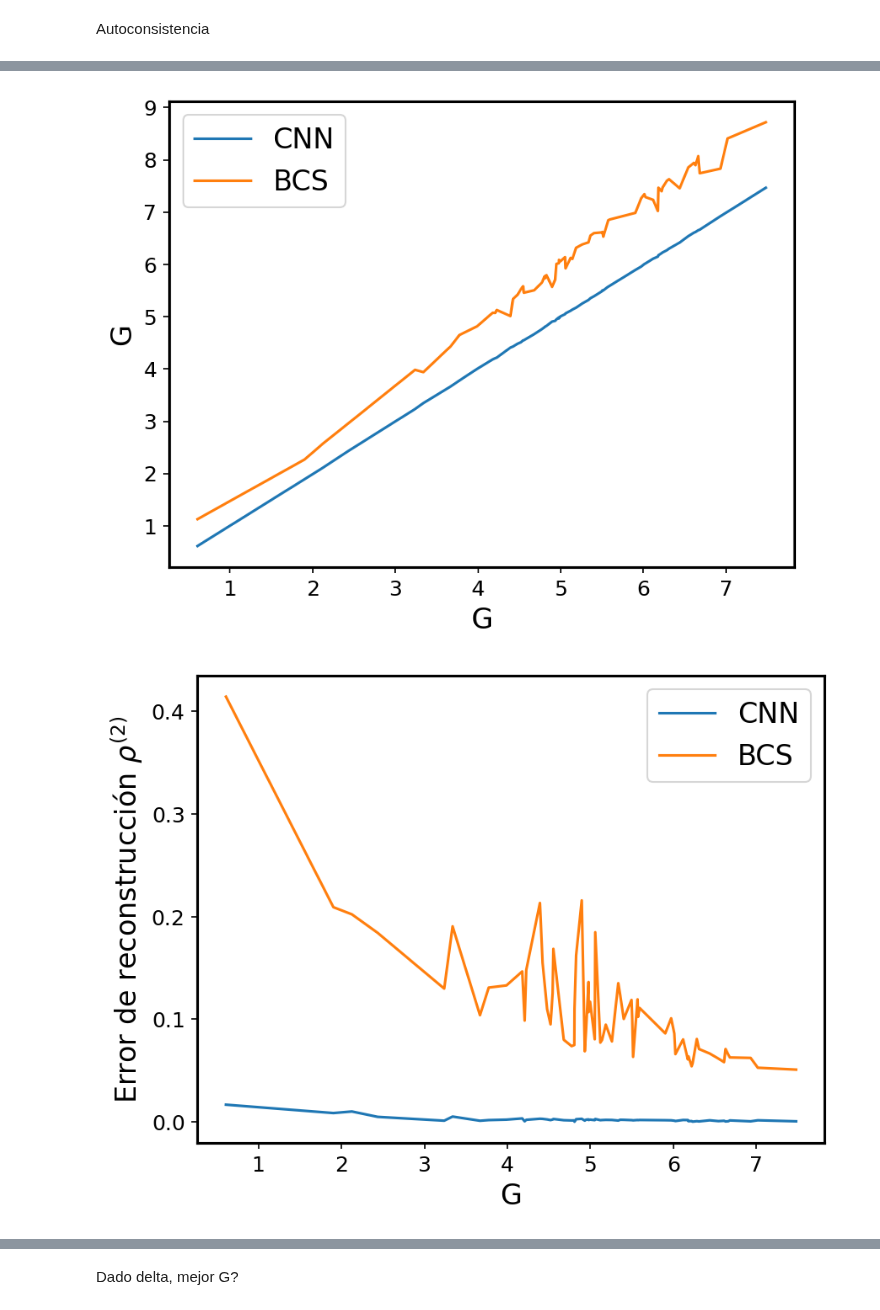
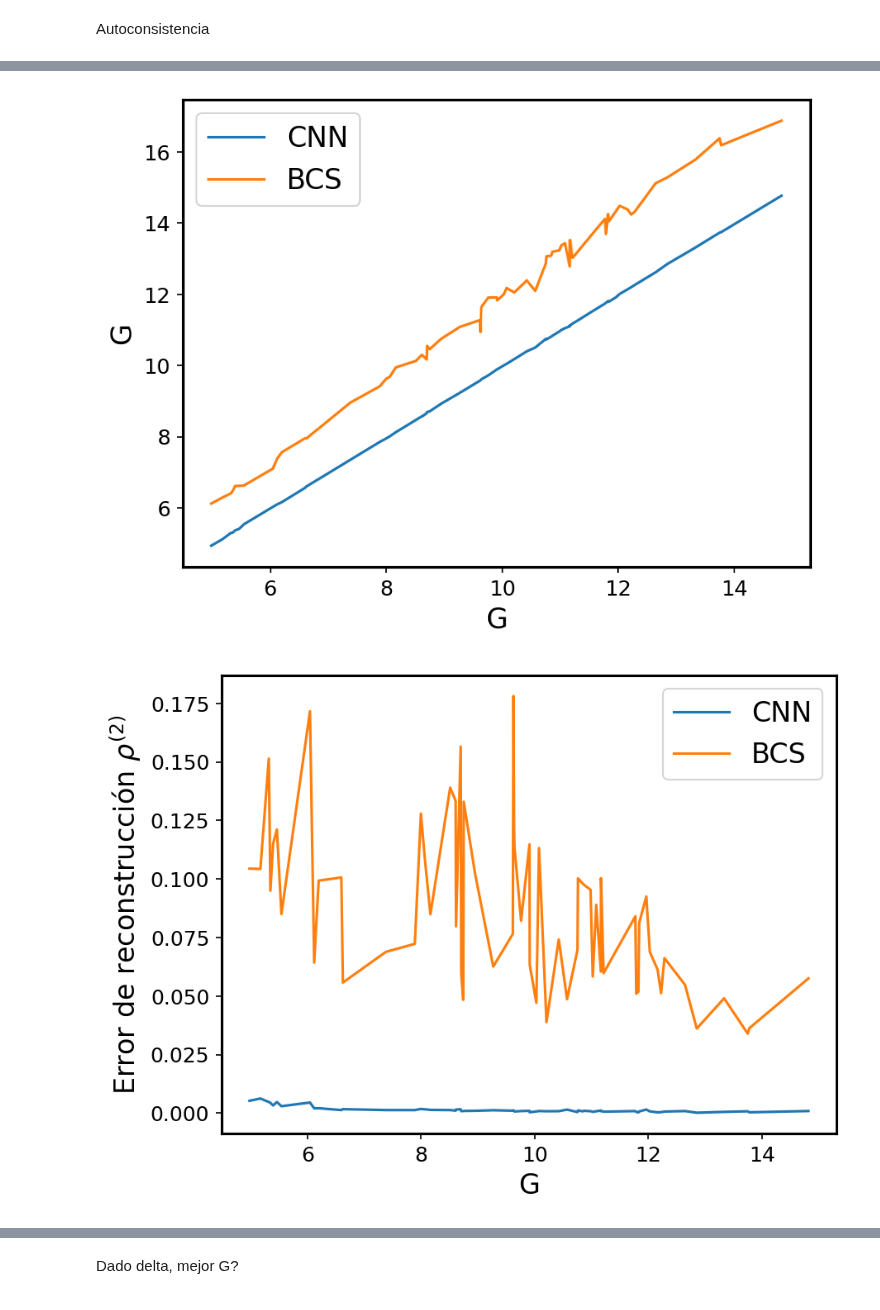
Before and after one commit to aguschanchu/FermionicML, a Jupyter notebook: FermionicML_thermal_2body.ipynb, the cells around one changed output, grey strips where cells are left out. Drawn from its saved outputs; the diff is of its cells as text; code cells hidden in the pictures.

Commit message:
working on randomenerg

```diff
--- a/FermionicML_thermal_2body.ipynb
+++ b/FermionicML_thermal_2body.ipynb
@@ -440,9 +440,9 @@ def state_energy(state, h_arr):
 # %% [markdown]
 Configuramos, y creamos los arrays pertinentes
 # %%
-d = 16
+d = 8
 num = d//2 # En caso de ser None, es GC
-pairs = True
+pairs = False
 
 # Bases
 basis = fixed_basis(d, num=num, pairs=pairs)
@@ -553,7 +553,7 @@ class GGenerator:
         self.indices = tf.constant(self.indices_(), dtype=tf.int32)
         # Algunos valores hardcodeados
         self.vrepeat = 2 # Usado para el caso vect
-        self.ph = 2.5 # Usado para randomenerg
+        self.ph = 1 # Usado para randomenerg
         self.justenerg = True # Usado para randomenerg
 
     def symmetric(self, upper_tri_values):
@@ -646,6 +646,7 @@ class GGenerator:
     # Generación de h_labels y g_arr
     def generate(self):
         h_labels = np.random.uniform(g_init, g_stop, (gpu_batch_size, self.label_size())).astype(np.float32)
+        h_labels = h_labels - tf.math.reduce_mean(h_labels, axis=1)[:, tf.newaxis] #TEMP
 
         if self.h_type == 'vect':
             h_labels = tf.sort(h_labels, axis=1, direction='DESCENDING')
@@ -1085,11 +1086,11 @@ def create_g_loss(g_gen):
 ## Main exe
 # %%
 num_samples = 100000
-h_type = 'vect'
+h_type = 'randomenerg'
 g_init = 0.01
 g_stop = 5
-state_type = 'gs'
-input_type = 'rho2kkbar'
+state_type = 'thermal'
+input_type = 'rho1'
 include_energy = True
 cnn = True
 g_gen = GGenerator(basis, h_type, gpu_batch_size)
@@ -1547,13 +1577,18 @@ ray.shutdown()
 ray.init()
 @ray.remote
 def parallel_bcs_task(rho_i, m, state_type, beta, h_type, energy):
-    return bcs_rho_g(rho_i, m, state_type, beta, h_type, energy, just_delta = False)[0]
+    return bcs_rho_g(rho_i, m, state_type, beta, h_type, energy, just_delta = False)
 
 rho_actual = input_data[0].numpy()[g_ids]
 futures = [parallel_bcs_task.remote(rho_actual[i], basis.m, state_type, beta, h_type, energy_sort[i]) for i in range(gpu_batch_size)]
 g_delta = []
+delta_arr = []
+optis_arr = []
 for future in tqdm(futures, total=len(futures)):
-    g_delta.append(ray.get(future))
+    r = ray.get(future)
+    g_delta.append(r[0])
+    delta_arr.append(r[1])
+    optis_arr.append(r[2])
 g_delta = np.array(g_delta)
 ray.shutdown()
 
@@ -1581,6 +1616,7 @@ plt.show()
 
 # Grafico de \rho's
 rho_reconstruction_error = lambda g: np.linalg.norm(rho_actual-rho_reconstruction(g, h_type, state_type, input_type),axis=(1,2))
+rho_reconstruction_error_bcs = np.linalg.norm(rho_actual-np.array([bcs_deltak_rho(delta_k, basis.m, state_type, beta) for delta_k in delta_arr]),axis=(1,2))
 plt.plot(norm(g_true_sort), rho_reconstruction_error(predictions_sort), label='CNN')
 plt.plot(norm(g_true_sort), rho_reconstruction_error(g_delta), label='BCS')
 #plt.yscale("log")
@@ -1629,2 +1672,2 @@ plt.show()
-[figure, old version]
+[figure, new version]
-[figure, old version]
+[figure, new version]
```
Also changed, not shown: parts of 13 cells of this notebook.
